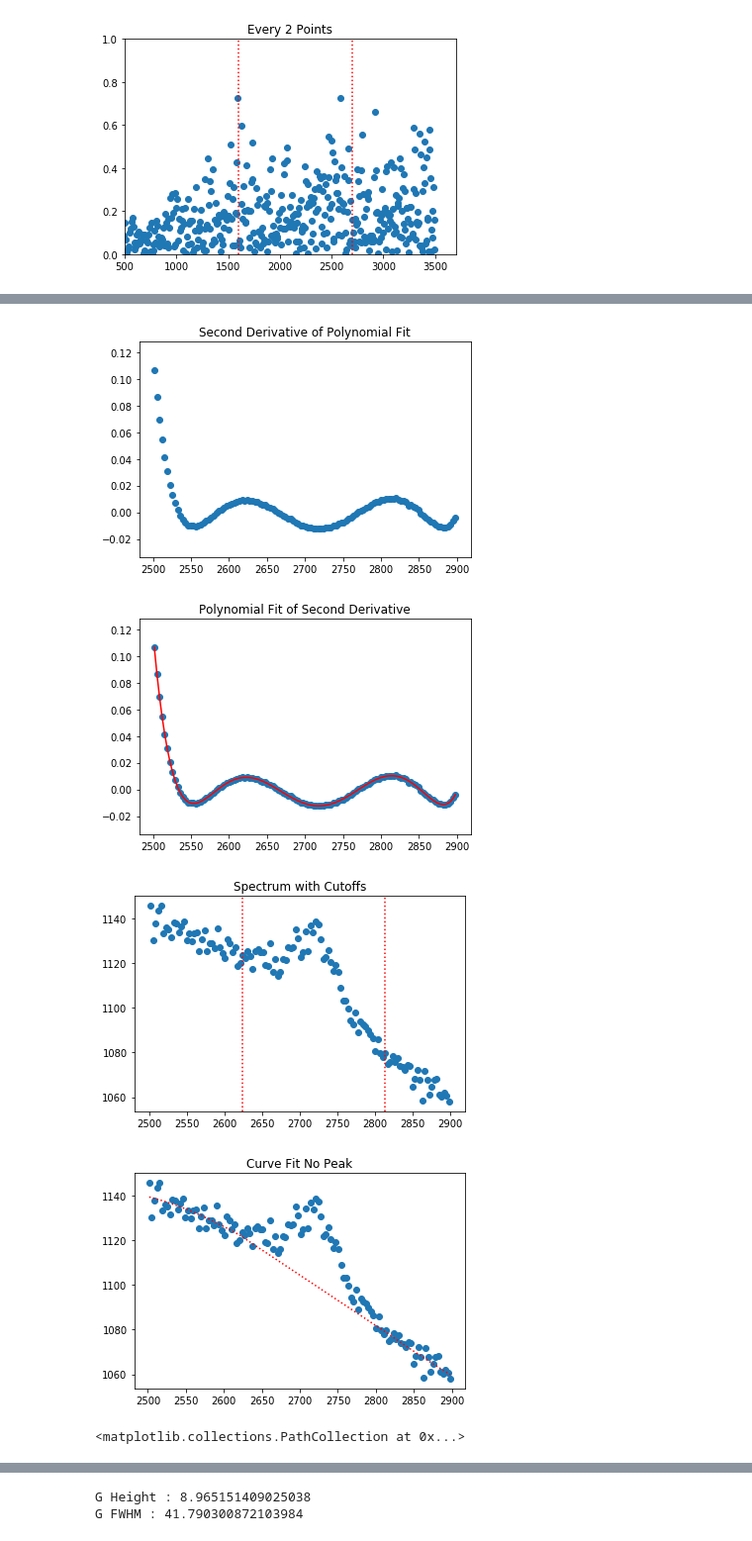
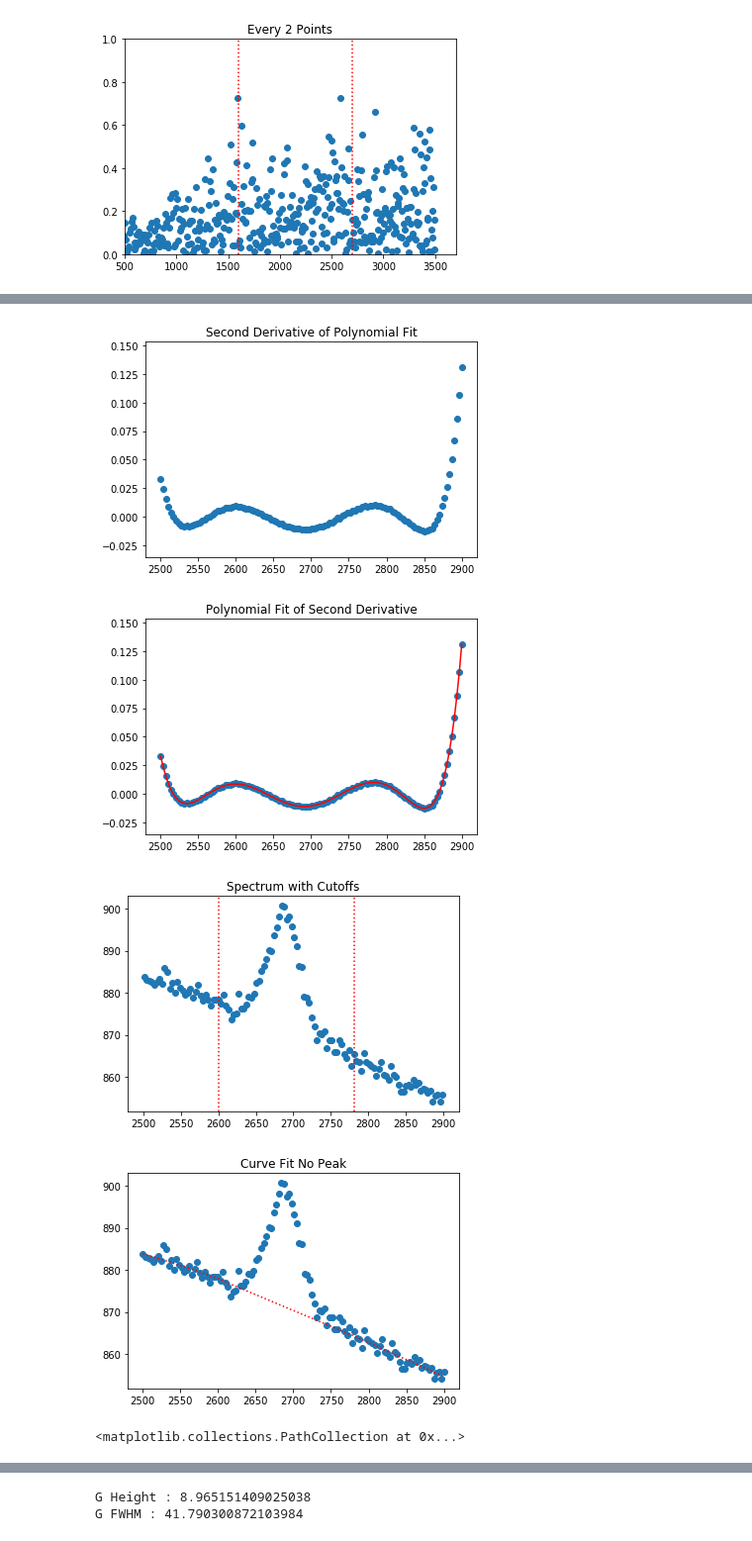
Before and after one commit to alexanderbarrett/Graphene, a Jupyter notebook: initial.ipynb, the cells around one changed output, grey strips where cells are left out. Shown: that part at 99% size. Saved outputs shown, nothing was run; the diff lists cells and outputs as text; code cells hidden in the pictures.

Commit message:
added back_sub_curve_fitting

```diff
--- a/initial.ipynb
+++ b/initial.ipynb
@@ -357,7 +357,7 @@ for gap in gaps:
 [figure]
 [figure]
 # %%
-# BACKGROUND SUBTRACTION (One peak only)
+# BACKGROUND SUBTRACTION (One peak only - use for debugging)
 # Fits a polynomial over the peak between start_range and end_range. Uses the local maxima of the second
 # derivative of that polynomial to determine the cutoff points for the peak itself. Fits a polynomial to
 # the data that excludes the peak, and subtracts that background polynomial from the spectrum data to
@@ -368,11 +368,11 @@ for gap in gaps:
 
 # set cutoffs for each peak
 # range : range over which to fit polynomial
-start_G_range = 1400
-end_G_range = 1800
+start_G_range = 2500
+end_G_range = 2900
 # peak : minimum possible wavenumber for start of peak itself
 # use this to eliminate edge effects of derivatives
-start_G_peak = 1500
+start_G_peak = 2550
 
 # start_2D = 2600
 # end_2D = 2800
@@ -380,20 +380,25 @@ start_G_peak = 1500
 
 # LOAD SPECTRUM
 
-# xfile = open('C:\\Users\\abarrett.BNL\\Data\\2018.06.11\\Gr_Cu_1_layer\\1 Gr_Cu_1layer_spec1 (X-Axis).txt','r')
-# yfile = open('C:\\Users\\abarrett.BNL\\Data\\2018.06.11\\Gr_Cu_1_layer\\1 Gr_Cu_1layer_spec1 (Y-Axis).txt','r')
+# xpath = 'C:\\Users\\abarrett.BNL\\Data\\2018.06.11\\Gr_Cu_1_layer\\1 Gr_Cu_1layer_spec1 (X-Axis).txt'
+# ypath = 'C:\\Users\\abarrett.BNL\\Data\\2018.06.11\\Gr_Cu_1_layer\\1 Gr_Cu_1layer_spec1 (Y-Axis).txt'
 
-# xfile = open('C:\\Users\\abarrett.BNL\\Data\\2018.06.11\\Gr_Cu_3-5_layer\\1 Gr_Cu_3-5layer_spec1 (X-Axis).txt','r')
-# yfile = open('C:\\Users\\abarrett.BNL\\Data\\2018.06.11\\Gr_Cu_3-5_layer\\1 Gr_Cu_3-5layer_spec1 (Y-Axis).txt','r')
+# xpath = 'C:\\Users\\abarrett.BNL\\Data\\2018.06.11\\Gr_Cu_3-5_layer\\1 Gr_Cu_3-5layer_spec1 (X-Axis).txt'
+# ypath = 'C:\\Users\\abarrett.BNL\\Data\\2018.06.11\\Gr_Cu_3-5_layer\\1 Gr_Cu_3-5layer_spec1 (Y-Axis).txt'
 
-# xfile = open('C:\\Users\\abarrett.BNL\\Data\\2018.06.12\\ACS_3-5_layer_Gr_Cu\\1 ACS_3-5_layer_Gr_Cu_spec2 (X-Axis).txt','r')
-# yfile = open('C:\\Users\\abarrett.BNL\\Data\\2018.06.12\\ACS_3-5_layer_Gr_Cu\\1 ACS_3-5_layer_Gr_Cu_spec2 (Y-Axis).txt','r')
+# xpath = 'C:\\Users\\abarrett.BNL\\Data\\2018.06.12\\ACS_3-5_layer_Gr_Cu\\1 ACS_3-5_layer_Gr_Cu_spec2 (X-Axis).txt'
+# ypath = 'C:\\Users\\abarrett.BNL\\Data\\2018.06.12\\ACS_3-5_layer_Gr_Cu\\1 ACS_3-5_layer_Gr_Cu_spec2 (Y-Axis).txt'
 
-xfile = open('C:\\Users\\abarrett.BNL\\Data\\2018.06.13\ACS_6-8_layer_Gr_Cu\\1 ACS_6-8_layer_Gr_Cu_spec1 (X-Axis).txt','r')
-yfile = open('C:\\Users\\abarrett.BNL\\Data\\2018.06.13\ACS_6-8_layer_Gr_Cu\\1 ACS_6-8_layer_Gr_Cu_spec1 (Y-Axis).txt','r')
+# xpath = 'C:\\Users\\abarrett.BNL\\Data\\2018.06.13\ACS_6-8_layer_Gr_Cu\\1 ACS_6-8_layer_Gr_Cu_spec1 (X-Axis).txt'
+# ypath = 'C:\\Users\\abarrett.BNL\\Data\\2018.06.13\ACS_6-8_layer_Gr_Cu\\1 ACS_6-8_layer_Gr_Cu_spec1 (Y-Axis).txt'
 
-x = np.loadtxt(xfile)
-y = np.loadtxt(yfile)
+xpath = 'C:\\Users\\abarrett.BNL\\Data\\2017.07.20\\Gr_Cu\\01 Single Spectrum_000_Spec.Data 1 (X-Axis).txt'
+ypath = 'C:\\Users\\abarrett.BNL\\Data\\2017.07.20\\Gr_Cu\\01 Single Spectrum_000_Spec.Data 1 (Y-Axis).txt'
+
+with open(xpath, 'r') as xfile:
+    x = np.loadtxt(xfile)
+with open(ypath, 'r') as yfile:
+    y = np.loadtxt(yfile)
 
 # convert to numpy arrays
 x_np = np.array(x)
@@ -523,5 +528,5 @@ py.scatter(x_G, y_G_fixed)
-[figure, old version]
+[figure, new version]
-[figure, old version]
+[figure, new version]
-[figure, old version]
+[figure, new version]
-[figure, old version]
+[figure, new version]
 <matplotlib.collections.PathCollection at 0x...>
```
Also changed, not shown: parts of 6 cells of this notebook, 1 other file.
